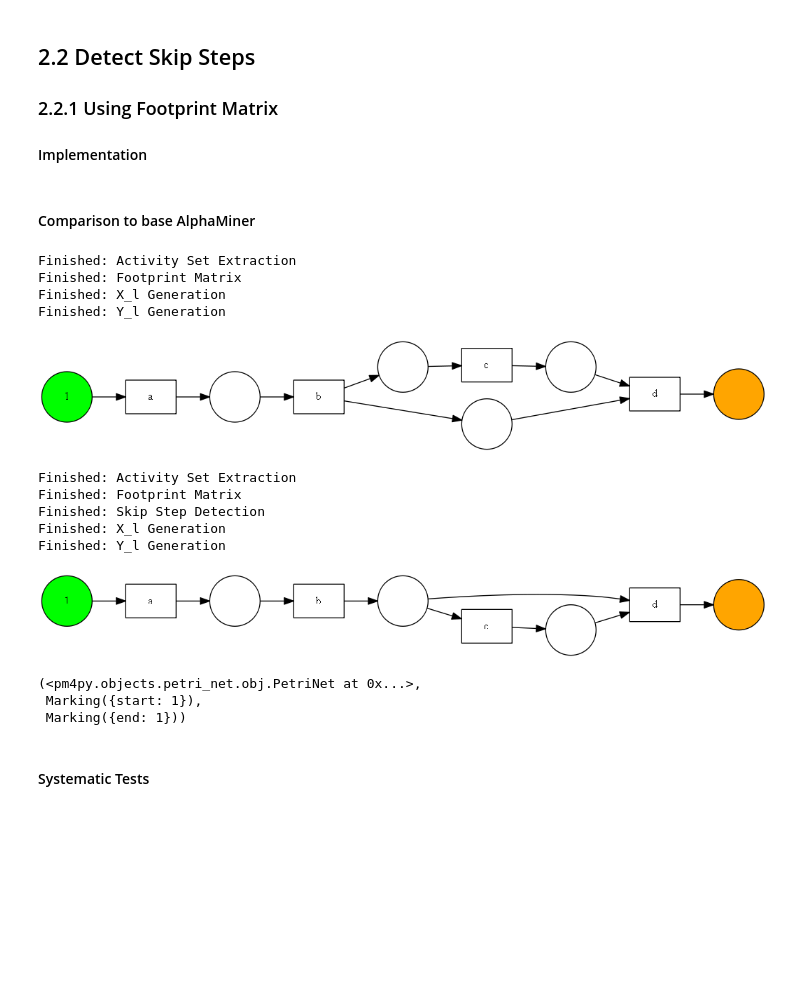
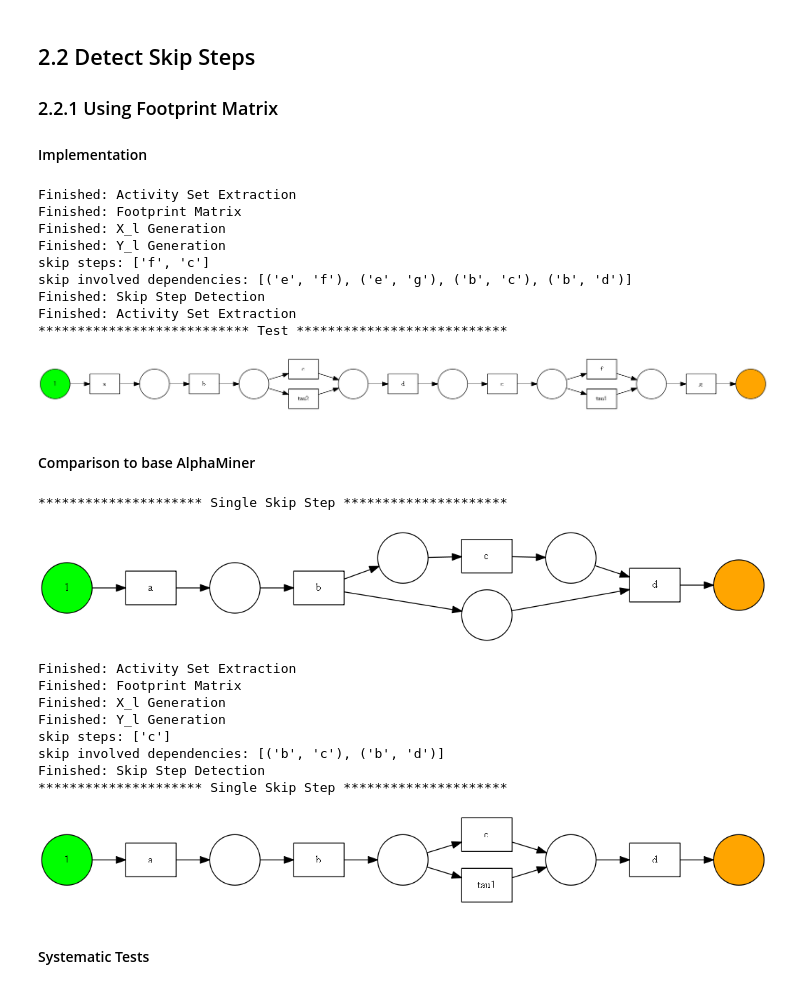
Before and after one commit to Janek7/alpha-miner-extension, a Jupyter notebook: AlphaMiner.ipynb, the cells around one changed output. Drawn from its saved outputs; the diff is of its cells as text; code cells hidden in the pictures; blank space fills up the shorter version.

Commit message:
fix skip steps and add test cases

```diff
--- a/AlphaMiner.ipynb
+++ b/AlphaMiner.ipynb
@@ -13,7 +13,8 @@ import warnings
 warnings.filterwarnings("ignore", category=DeprecationWarning)
 # %%
 class AlphaMiner:
-    def __init__(self):
+    def __init__(self, logging=False):
+        self.logging=logging
         self.traces = []
 
         self.t_all = set()
@@ -33,7 +34,7 @@ class AlphaMiner:
         self.initial_marking = None
         self.final_marking = None
 
-    def apply_alpha_algorithm(self, log=None, activity_key="concept:name",dummy_log=None, visualize=True):
+    def apply_alpha_algorithm(self, log=None, activity_key="concept:name",dummy_log=None, log_title=None, visualize=True):
         '''Parse log and perform alpha miner steps'''
         if log is not None:
             net_name = log.strip(".xes") + "_net"
@@ -52,11 +53,12 @@ class AlphaMiner:
 
         self._create_net(net_name)
 
+        if log_title:
+            print(f' {log_title} '.center(60, '*'))
+
         if visualize:
             gviz = pn_visualizer.apply(self.net, self.initial_marking, self.final_marking)
             pn_visualizer.view(gviz)
-
-        return self.net, self.initial_marking, self.final_marking
 
     def apply_our_algorithm(self, log, activity_key="concept:name"):
         # TBD
@@ -70,7 +72,8 @@ class AlphaMiner:
             for event in trace:
                 trace_events.append(event[activity_key])
             self.traces.append(trace_events)
-        print("Finished: Log Parsing")
+        if self.logging:
+            print("Finished: Log Parsing")
 
 
     def _extract_activity_sets(self):
@@ -82,7 +85,8 @@ class AlphaMiner:
                     self.t_i.add(item)
                 elif i == len(trace)-1:
                     self.t_o.add(item)
-        print("Finished: Activity Set Extraction")
+        if self.logging:
+            print("Finished: Activity Set Extraction")
 
 
     def _generate_footprint(self):
@@ -104,7 +108,8 @@ class AlphaMiner:
                         if (a2,a1) not in self.df:
                             # independent: !(a1 > a2) & !(a2 > a1)
                             self.ncd.add((a1,a2))
-        print("Finished: Footprint Matrix")
+        if self.logging:
+            print("Finished: Footprint Matrix")
 
 
     def _directly_follows(self):
@@ -133,7 +138,8 @@ class AlphaMiner:
                     if self._check_set_relation(a,b,self.cd):
                         self.x_l.add((a,b))
             print(f"Processed {i+1} of {len(ncd_subsets)+1}",end="\r")
-        print("Finished: X_l Generation")
+        if self.logging:
+            print("Finished: X_l Generation")
 
 
     def _subset_generation(self, activity_set):
@@ -171,7 +177,8 @@ class AlphaMiner:
                         elif s1[1] != s2[1]:
                             maximal_pairs.discard(s1)
         self.y_l = maximal_pairs
-        print("Finished: Y_l Generation")
+        if self.logging:
+            print("Finished: Y_l Generation")
 
 
     def _create_net(self,net_name):
@@ -455,33 +413,46 @@ class AlphaMinerWithSkipStepsFootprintBased(AlphaMiner):
+# %%
+l_single_skip = [["a","b","d","e","g"],
+   ["a","b","c","d","e","f","g"]]
+#l_single_skip = [["a","b","d"],
+ #        ["a","b","c","d"]]
+am_skipstep_fp = AlphaMinerWithSkipStepsFootprintBased(logging=True)
+am_skipstep_fp.apply_alpha_algorithm(dummy_log=l_single_skip, log_title='Test')
+# %% [output]
+Finished: Activity Set Extraction
+Finished: Footprint Matrix
+Finished: X_l Generation
+Finished: Y_l Generation
+skip steps: ['f', 'c']
+skip involved dependencies: [('e', 'f'), ('e', 'g'), ('b', 'c'), ('b', 'd')]
+Finished: Skip Step Detection
+Finished: Activity Set Extraction
+*************************** Test ***************************
+[figure, added]
 # %% [markdown]
 #### Comparison to base AlphaMiner
 # %%
 # trivial log with single skip step
-dl_single_skip = [["a","b","d"],
-                  ["a","b","c","d"]]
-
+l_single_skip = [["a","b","d"],
+                 ["a","b","c","d"]]
 
 # STANDARD ALGORITHM
 am = AlphaMiner()
-am.apply_alpha_algorithm(dummy_log=dl_single_skip)
-
+am.apply_alpha_algorithm(dummy_log=l_single_skip, log_title='Single Skip Step')
 
 # IMPROVED ALGORITHM
-am_skipstep_fp = AlphaMinerWithSkipStepsFootprintBased()
-am_skipstep_fp.apply_alpha_algorithm(dummy_log=dl_single_skip)
+am_skipstep_fp = AlphaMinerWithSkipStepsFootprintBased(logging=True)
+am_skipstep_fp.apply_alpha_algorithm(dummy_log=l_single_skip, log_title='Single Skip Step')
 # %% [output]
-Finished: Activity Set Extraction
-Finished: Footprint Matrix
-Finished: X_l Generation
-Finished: Y_l Generation
+********************* Single Skip Step *********************
 [figure]
 Finished: Activity Set Extraction
 Finished: Footprint Matrix
-Finished: Skip Step Detection
 Finished: X_l Generation
 Finished: Y_l Generation
+skip steps: ['c']
+skip involved dependencies: [('b', 'c'), ('b', 'd')]
+Finished: Skip Step Detection
+********************* Single Skip Step *********************
-[figure, old version]
+[figure, new version]
-(<pm4py.objects.petri_net.obj.PetriNet at 0x...>,
- Marking({start: 1}),
- Marking({end: 1}))
 # %% [markdown]
 #### Systematic Tests
```
Also changed, not shown: parts of 10 cells of this notebook.
